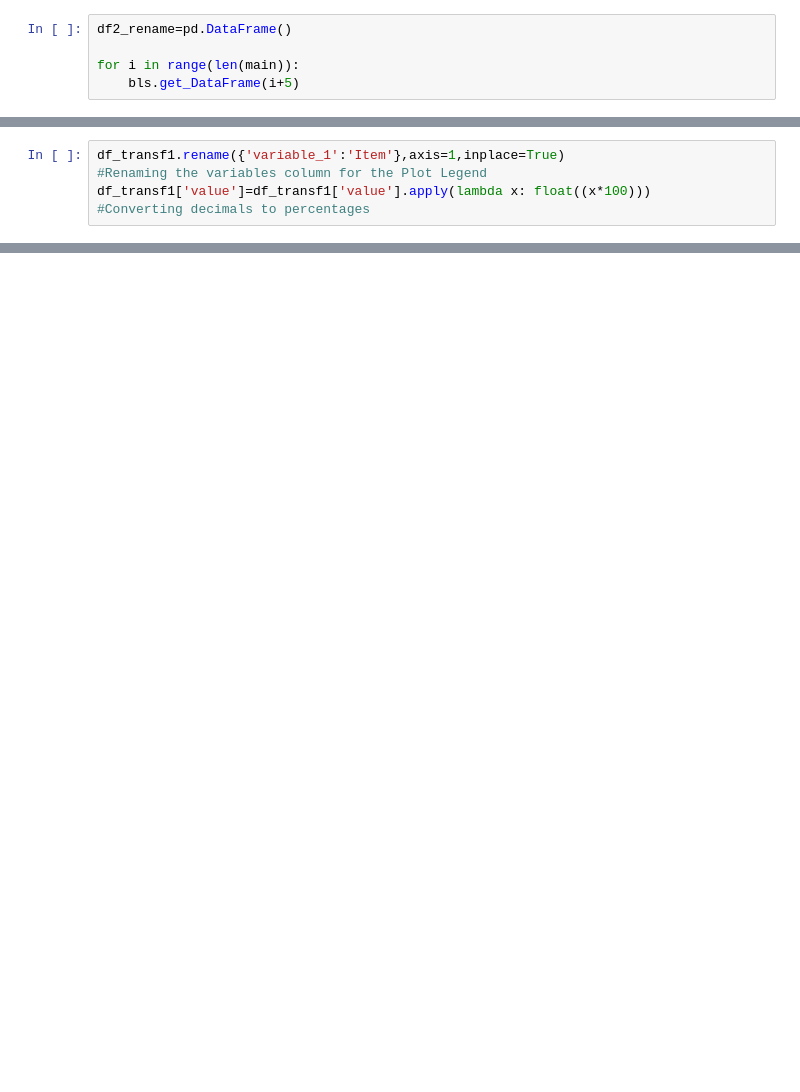
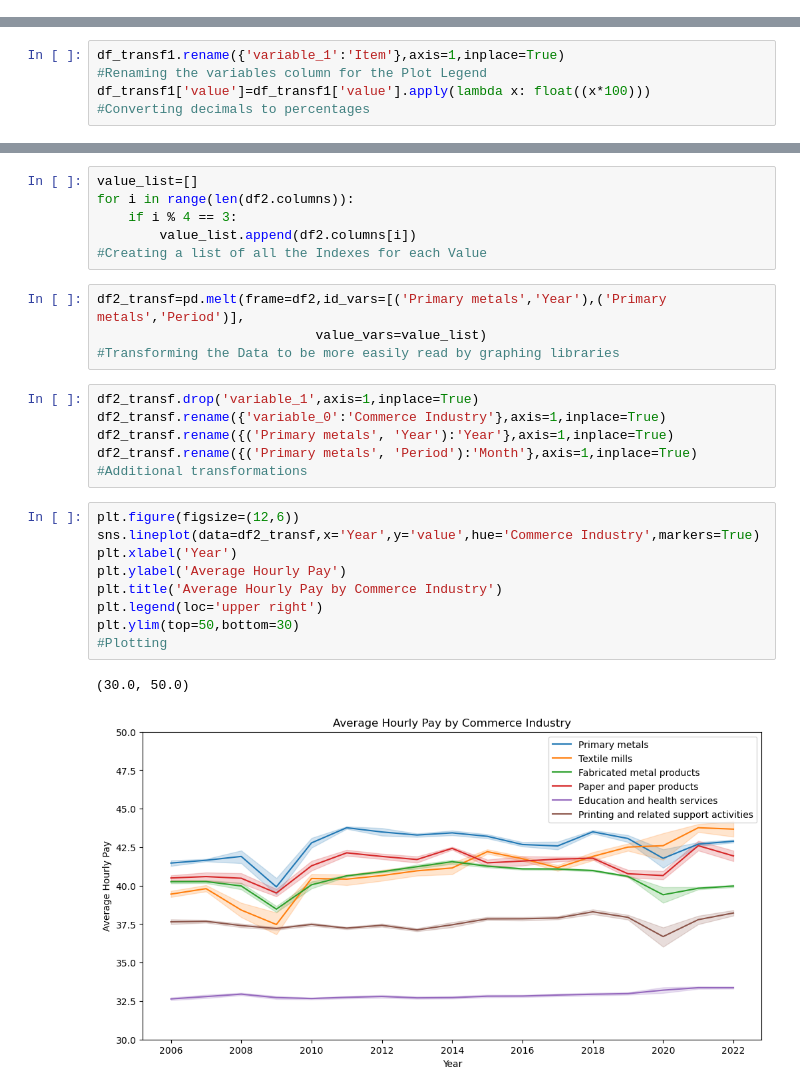
Before and after one commit to ryansherby/Using-BLS-Transformer, a Jupyter notebook: Using the BLS Transformer.ipynb, the cells around one changed output, grey strips where cells are left out. Cells and saved outputs as stored; diff of their text form; blank space fills up the shorter version.

```diff
--- a/Using the BLS Transformer.ipynb
+++ b/Using the BLS Transformer.ipynb
@@ -136,5 +95,0 @@ for dict in df2_cat:
-# %%
-df2_rename=pd.DataFrame()
-
-for i in range(len(main)):
-    bls.get_DataFrame(i+5)
@@ -194,0 +135,28 @@ Text(0.5, 1.0, 'Average Change in Real Value by Month (15-year Period)')
+# %%
+value_list=[]
+for i in range(len(df2.columns)):
+    if i % 4 == 3:
+        value_list.append(df2.columns[i])
+#Creating a list of all the Indexes for each Value
+# %%
+df2_transf=pd.melt(frame=df2,id_vars=[('Primary metals','Year'),('Primary metals','Period')],
+                            value_vars=value_list)
+#Transforming the Data to be more easily read by graphing libraries
+# %%
+df2_transf.drop('variable_1',axis=1,inplace=True)
+df2_transf.rename({'variable_0':'Commerce Industry'},axis=1,inplace=True)
+df2_transf.rename({('Primary metals', 'Year'):'Year'},axis=1,inplace=True)
+df2_transf.rename({('Primary metals', 'Period'):'Month'},axis=1,inplace=True)
+#Additional transformations
+# %%
+plt.figure(figsize=(12,6))
+sns.lineplot(data=df2_transf,x='Year',y='value',hue='Commerce Industry',markers=True)
+plt.xlabel('Year')
+plt.ylabel('Average Hourly Pay')
+plt.title('Average Hourly Pay by Commerce Industry')
+plt.legend(loc='upper right')
+plt.ylim(top=50,bottom=30)
+#Plotting
+# %% [output]
+(30.0, 50.0)
+[figure, added]
```
Also changed, not shown: parts of 11 cells of this notebook.
